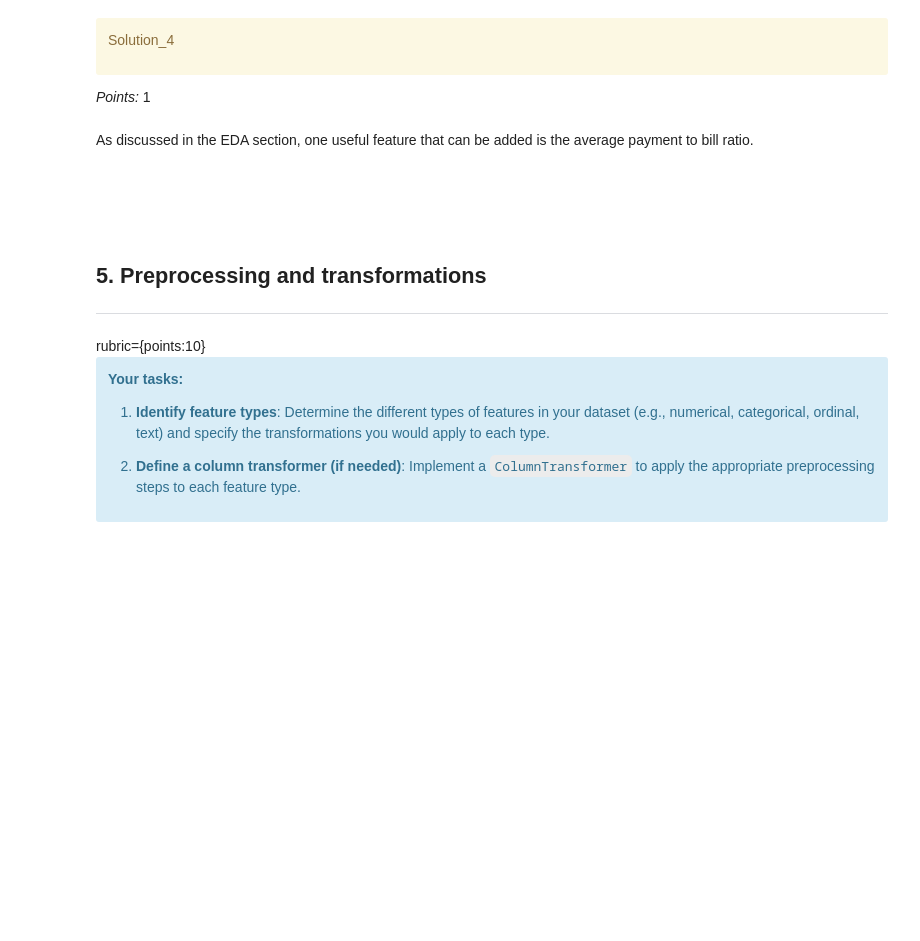
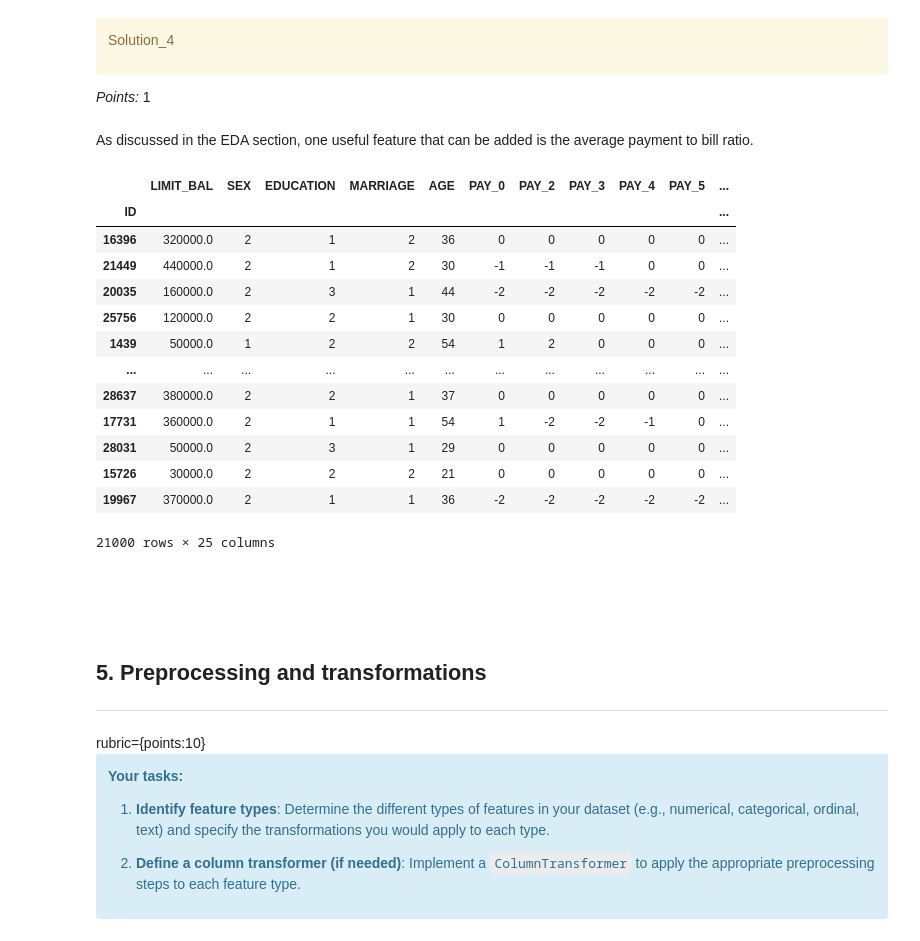
Before and after one commit to Adil-Bee200/330_hw5, a Jupyter notebook: hw5.ipynb, the cells around one changed output. Drawn from its saved outputs; the diff is of its cells as text; code cells hidden in the pictures; blank space fills up the shorter version.

```diff
--- a/hw5.ipynb
+++ b/hw5.ipynb
@@ -325,6 +405,29 @@ Solution_4
 _Points:_ 1
 # %% [markdown]
 As discussed in the EDA section, one useful feature that can be added is the average payment to bill ratio.
+# %%
+bill_cols = ['BILL_AMT1','BILL_AMT2','BILL_AMT3','BILL_AMT4','BILL_AMT5','BILL_AMT6']
+pay_cols  = ['PAY_AMT1','PAY_AMT2','PAY_AMT3','PAY_AMT4','PAY_AMT5','PAY_AMT6']
+
+X_train['pay_ratio'] = (X_train[pay_cols].sum(axis=1) / (X_train[bill_cols].sum(axis=1) + 1e-6))
+X_test['pay_ratio'] = (X_test[pay_cols].sum(axis=1) / (X_test[bill_cols].sum(axis=1) + 1e-6))
+
+X_train
+# %% [output]
+|  | LIMIT_BAL | SEX | EDUCATION | MARRIAGE | AGE | PAY_0 | PAY_2 | PAY_3 | PAY_4 | PAY_5 | ... |
+| ID |  |  |  |  |  |  |  |  |  |  | ... |
+| 16396 | 320000.0 | 2 | 1 | 2 | 36 | 0 | 0 | 0 | 0 | 0 | ... |
+| 21449 | 440000.0 | 2 | 1 | 2 | 30 | -1 | -1 | -1 | 0 | 0 | ... |
+| 20035 | 160000.0 | 2 | 3 | 1 | 44 | -2 | -2 | -2 | -2 | -2 | ... |
+| 25756 | 120000.0 | 2 | 2 | 1 | 30 | 0 | 0 | 0 | 0 | 0 | ... |
+| 1439 | 50000.0 | 1 | 2 | 2 | 54 | 1 | 2 | 0 | 0 | 0 | ... |
+| ... | ... | ... | ... | ... | ... | ... | ... | ... | ... | ... | ... |
+| 28637 | 380000.0 | 2 | 2 | 1 | 37 | 0 | 0 | 0 | 0 | 0 | ... |
+| 17731 | 360000.0 | 2 | 1 | 1 | 54 | 1 | -2 | -2 | -1 | 0 | ... |
+| 28031 | 50000.0 | 2 | 3 | 1 | 29 | 0 | 0 | 0 | 0 | 0 | ... |
+| 15726 | 30000.0 | 2 | 2 | 2 | 21 | 0 | 0 | 0 | 0 | 0 | ... |
+| 19967 | 370000.0 | 2 | 1 | 1 | 36 | -2 | -2 | -2 | -2 | -2 | ... |
+21000 rows × 25 columns
 # %% [markdown]
 <!-- END QUESTION -->
 
```
Also changed, not shown: parts of 81 cells of this notebook.
